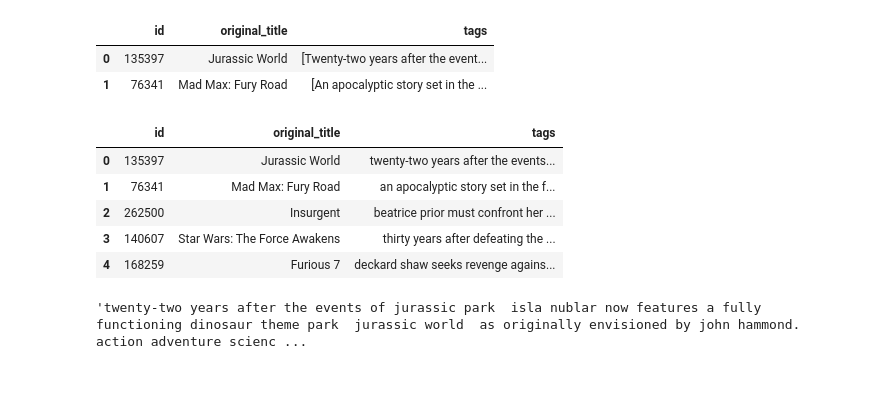
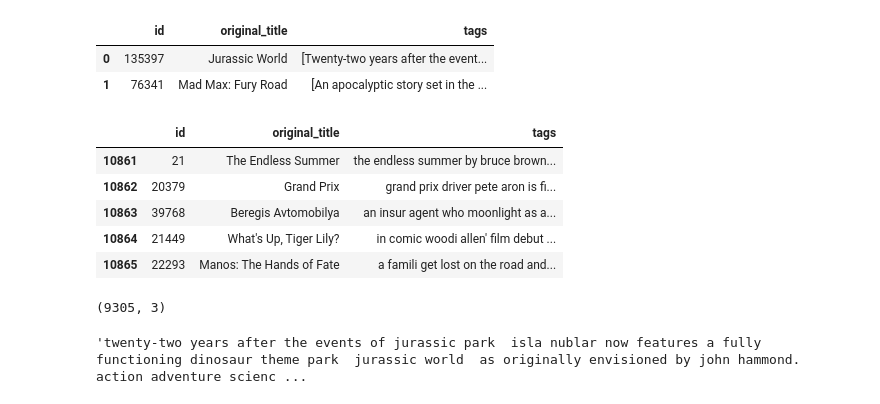
Before and after one commit to Friday025/movie_recommend, a Jupyter notebook: movie.ipynb, the cells around one changed output. Saved outputs shown, nothing was run; the diff lists cells and outputs as text; code cells hidden in the pictures.

```diff
--- a/movie.ipynb
+++ b/movie.ipynb
@@ -168,14 +168,18 @@ new_data['tags'] = new_data['tags'].apply(lambda x :" ".join(x))
 # now convert tags column into lowercase
 new_data['tags'] = new_data['tags'].apply(lambda x :x.lower())
 # %%
-new_data.head()
+new_data.tail()
 # %% [output]
 |  | id | original_title | tags |
-| 0 | 135397 | Jurassic World | twenty-two years after the events... |
-| 1 | 76341 | Mad Max: Fury Road | an apocalyptic story set in the f... |
-| 2 | 262500 | Insurgent | beatrice prior must confront her ... |
-| 3 | 140607 | Star Wars: The Force Awakens | thirty years after defeating the ... |
-| 4 | 168259 | Furious 7 | deckard shaw seeks revenge agains... |
+| 10861 | 21 | The Endless Summer | the endless summer by bruce brown... |
+| 10862 | 20379 | Grand Prix | grand prix driver pete aron is fi... |
+| 10863 | 39768 | Beregis Avtomobilya | an insur agent who moonlight as a... |
+| 10864 | 21449 | What's Up, Tiger Lily? | in comic woodi allen' film debut ... |
+| 10865 | 22293 | Manos: The Hands of Fate | a famili get lost on the road and... |
+# %%
+new_data.shape
+# %% [output]
+(9305, 3)
 # %%
 new_data['tags'][0]
 # %% [output]
```
Also changed, not shown: parts of 3 cells of this notebook, 1 other file.
